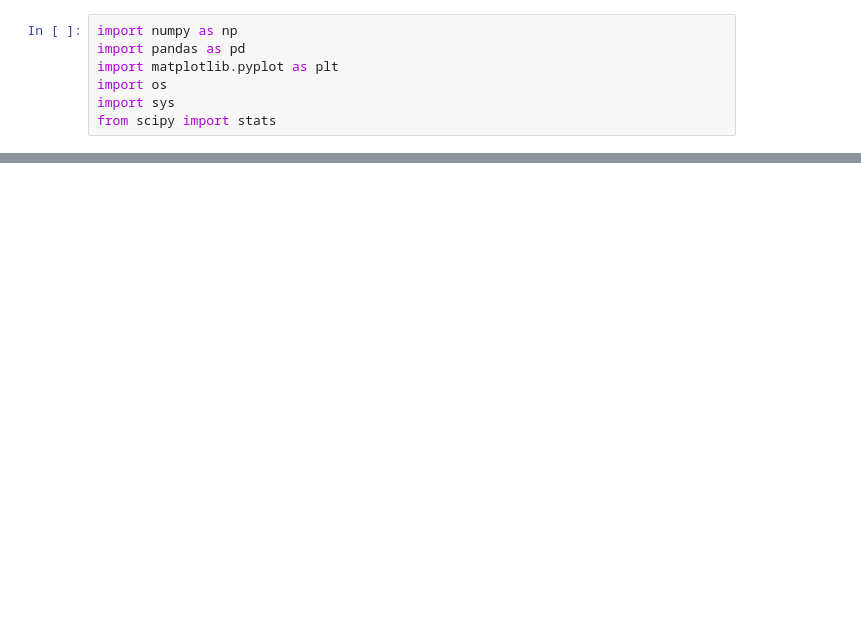
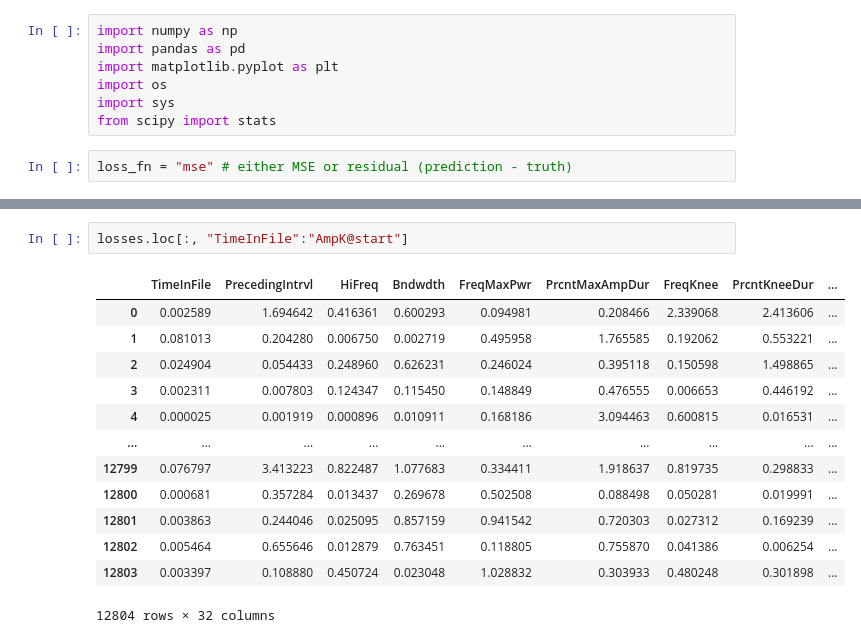
Before and after one commit to paepcke/bats, a Jupyter notebook: src/andrew/error_distribution_analysis.ipynb, the cells around one changed output, grey strips where cells are left out. Drawn from its saved outputs; the diff is of its cells as text; blank space fills up the shorter version.

```diff
--- a/src/andrew/error_distribution_analysis.ipynb
+++ b/src/andrew/error_distribution_analysis.ipynb
@@ -5,3 +5,5 @@ import matplotlib.pyplot as plt
 import os
 import sys
 from scipy import stats
+# %%
+loss_fn = "mse" # either MSE or residual (prediction - truth)
@@ -25,0 +66,16 @@ losses
+# %%
+losses.loc[:, "TimeInFile":"AmpK@start"]
+# %% [output]
+|  | TimeInFile | PrecedingIntrvl | HiFreq | Bndwdth | FreqMaxPwr | PrcntMaxAmpDur | FreqKnee | PrcntKneeDur | ... |
+| 0 | 0.002589 | 1.694642 | 0.416361 | 0.600293 | 0.094981 | 0.208466 | 2.339068 | 2.413606 | ... |
+| 1 | 0.081013 | 0.204280 | 0.006750 | 0.002719 | 0.495958 | 1.765585 | 0.192062 | 0.553221 | ... |
+| 2 | 0.024904 | 0.054433 | 0.248960 | 0.626231 | 0.246024 | 0.395118 | 0.150598 | 1.498865 | ... |
+| 3 | 0.002311 | 0.007803 | 0.124347 | 0.115450 | 0.148849 | 0.476555 | 0.006653 | 0.446192 | ... |
+| 4 | 0.000025 | 0.001919 | 0.000896 | 0.010911 | 0.168186 | 3.094463 | 0.600815 | 0.016531 | ... |
+| ... | ... | ... | ... | ... | ... | ... | ... | ... | ... |
+| 12799 | 0.076797 | 3.413223 | 0.822487 | 1.077683 | 0.334411 | 1.918637 | 0.819735 | 0.298833 | ... |
+| 12800 | 0.000681 | 0.357284 | 0.013437 | 0.269678 | 0.502508 | 0.088498 | 0.050281 | 0.019991 | ... |
+| 12801 | 0.003863 | 0.244046 | 0.025095 | 0.857159 | 0.941542 | 0.720303 | 0.027312 | 0.169239 | ... |
+| 12802 | 0.005464 | 0.655646 | 0.012879 | 0.763451 | 0.118805 | 0.755870 | 0.041386 | 0.006254 | ... |
+| 12803 | 0.003397 | 0.108880 | 0.450724 | 0.023048 | 1.028832 | 0.303933 | 0.480248 | 0.301898 | ... |
+12804 rows × 32 columns
```
Also changed, not shown: parts of 16 cells of this notebook, 7 other files.
